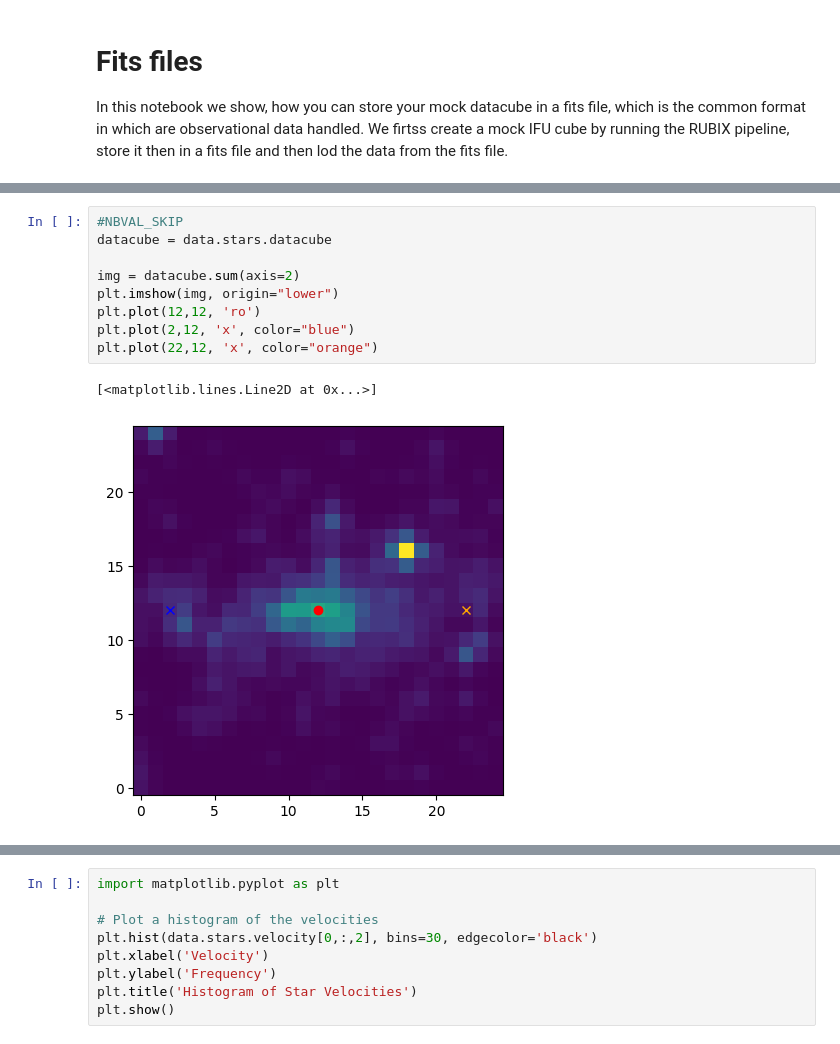
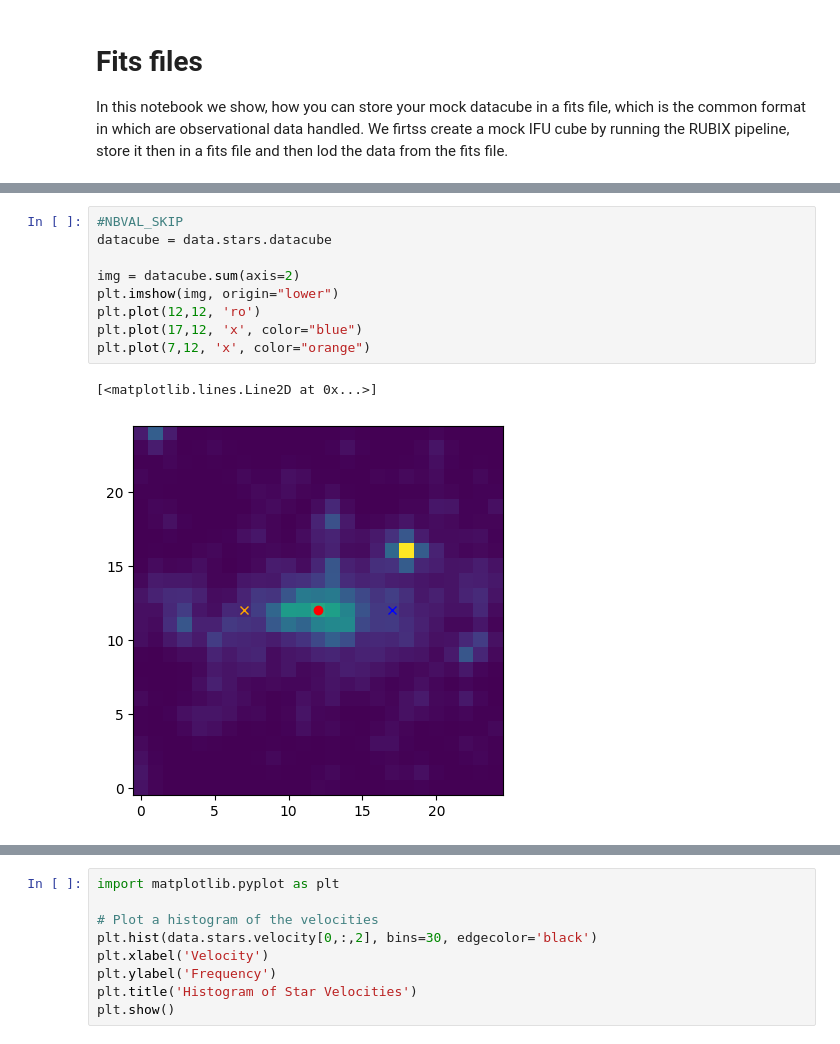
Before and after one commit to ufuk-cakir/rubix, a Jupyter notebook: notebooks/fits_file.ipynb, the cells around one changed output, grey strips where cells are left out. Cells and saved outputs as stored; diff of their text form.

```diff
--- a/notebooks/fits_file.ipynb
+++ b/notebooks/fits_file.ipynb
@@ -88,12 +70,12 @@ Velocity direction............ z
 # %%
 #NBVAL_SKIP
 datacube = data.stars.datacube
 
 img = datacube.sum(axis=2)
 plt.imshow(img, origin="lower")
 plt.plot(12,12, 'ro')
-plt.plot(2,12, 'x', color="blue")
-plt.plot(22,12, 'x', color="orange")
+plt.plot(17,12, 'x', color="blue")
+plt.plot(7,12, 'x', color="orange")
 # %% [output]
 [<matplotlib.lines.Line2D at 0x...>]
-[figure, old version]
+[figure, new version]
```
Also changed, not shown: parts of 5 cells of this notebook.
